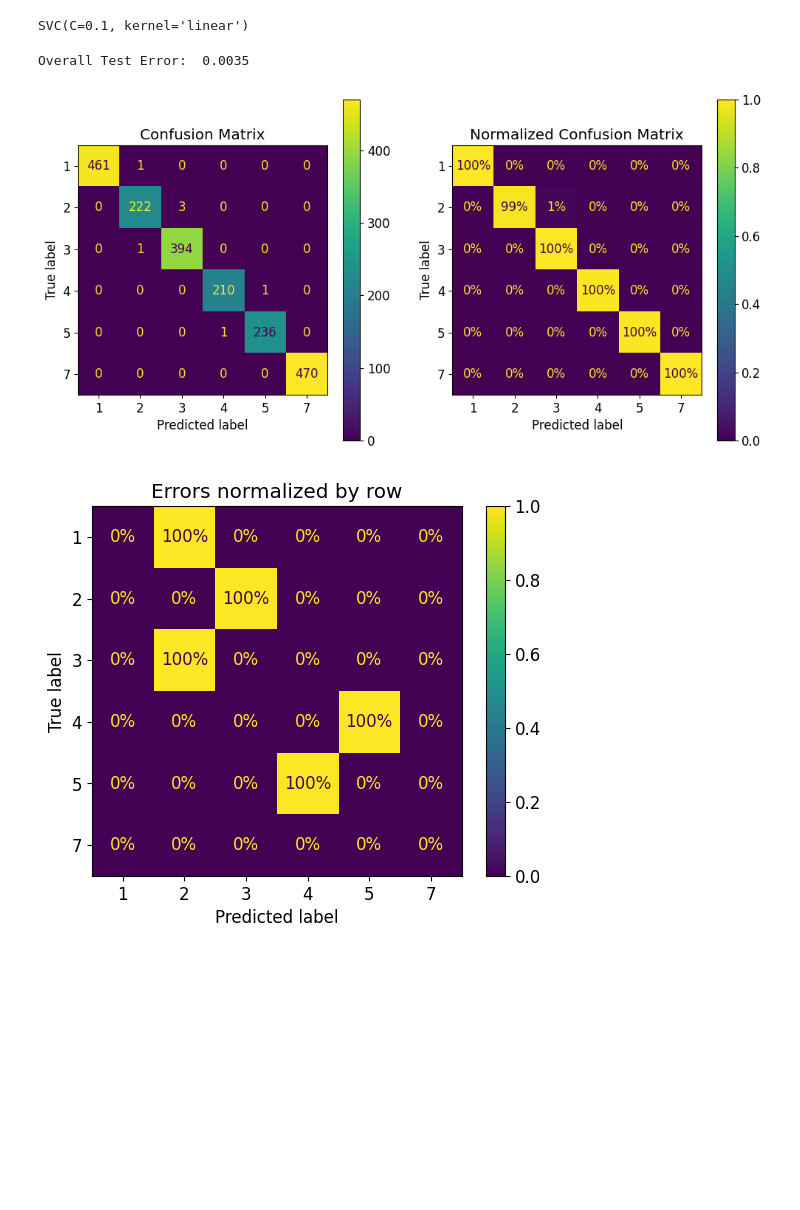
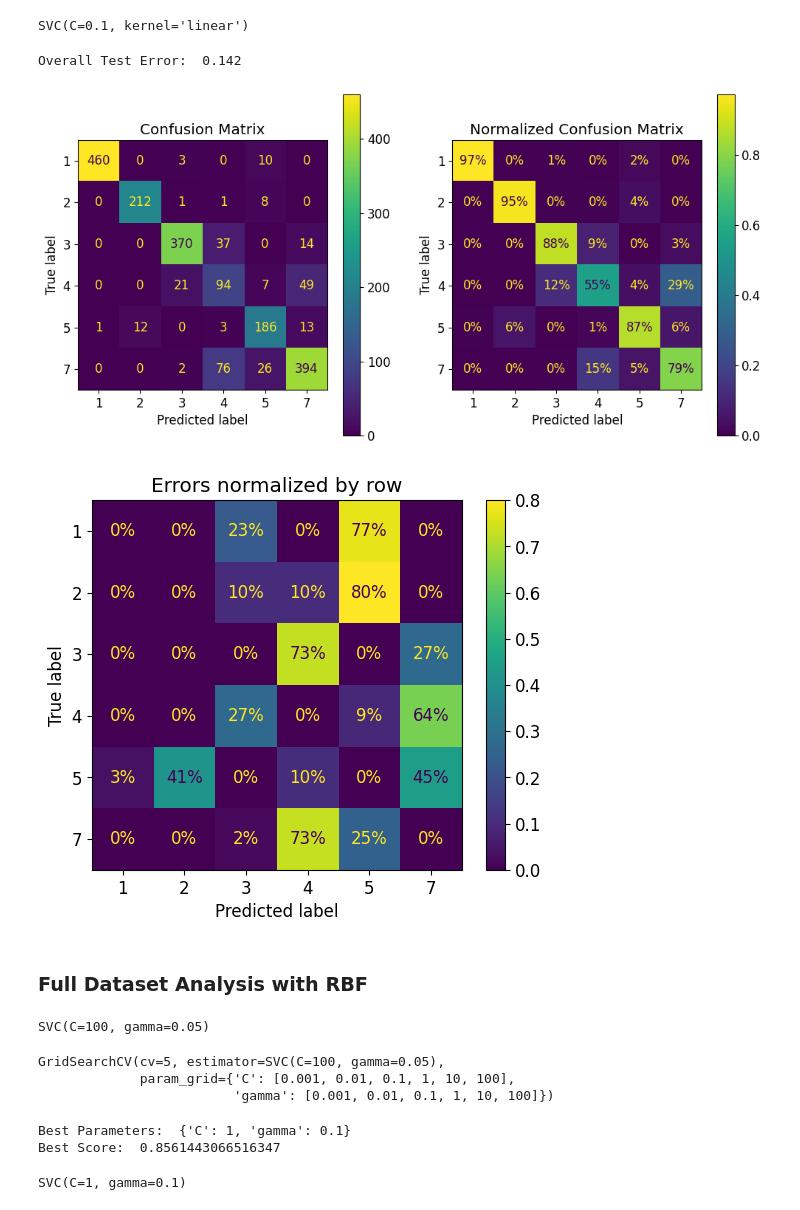
Before and after one commit to airidas23/SVM, a Jupyter notebook: SMV_Project.ipynb, the cells around one changed output. Cells and saved outputs as stored; diff of their text form; code cells hidden in the pictures; blank space fills up the shorter version.

Commit message:
Full Dataset Analysis with RBF

```diff
--- a/SMV_Project.ipynb
+++ b/SMV_Project.ipynb
@@ -404,50 +408,79 @@ svm_both = SVC(kernel='linear')
 param_grid_both = {'C': [0.001, 0.01, 0.1, 1, 10, 100]}
 # %%
-grid_search_both = GridSearchCV(svm_both, param_grid, cv=5)
-grid_search_both.fit(X_train_scaled[:,:36], df_train['V37'])
+grid_search_full = GridSearchCV(svm_full, param_grid, cv=5)
+grid_search_full.fit(X_train_scaled[:,:36], df_train['V37'])
 # %% [output]
 GridSearchCV(cv=5, estimator=SVC(kernel='linear'),
              param_grid={'C': [0.001, 0.01, 0.1, 1, 10, 100]})
 # %%
-best_params_both = grid_search_both.best_params_
-print("Best Parameters: ", best_params_both)
-best_score_both = grid_search_both.best_score_
+best_params_full = grid_search_full.best_params_
+print("Best Parameters: ", best_params_full)
+best_score_both = grid_search_full.best_score_
 print("Best Score: ", best_score_both)
 # %% [output]
 Best Parameters:  {'C': 0.1}
 Best Score:  0.8349492671927846
 # %%
-best_svm_scaled_both = SVC(kernel='linear', C=best_params_both['C'])
-best_svm_scaled_both.fit(X_train_scaled, df_train['V37'])
+best_svm_scaled_full = SVC(kernel='linear', C=best_params_full['C'])
+best_svm_scaled_full.fit(X_train_scaled[:,:36], df_train['V37'])
 # %% [output]
 SVC(C=0.1, kernel='linear')
 # %%
 # Make predictions on the test set
-y_pred_svm_both = best_svm_scaled_both.predict(X_test_scaled)
+y_pred_svm_full = best_svm_scaled_full.predict(X_test_scaled[:,:36])
 
 # Calculate overall test error
-sample_weight_svm_both = (y_pred_svm_both != df_test['V37'])
-overall_error_svm_both = np.average(sample_weight_svm_both, weights=None)
-print("Overall Test Error: ", overall_error_svm_both)
+sample_weight_svm_full = (y_pred_svm_full != df_test['V37'])
+overall_error_svm_full = np.average(sample_weight_svm_full, weights=None)
+print("Overall Test Error: ", overall_error_svm_full)
 # %% [output]
-Overall Test Error:  0.0035
+Overall Test Error:  0.142
 # %%
 # Plot the confusion matrix
 fig, axs = plt.subplots(nrows=1, ncols=2, figsize=(12, 6))
 plt.rc('font', size=12)
-ConfusionMatrixDisplay.from_predictions(y_pred_svm_both, df_test['V37'], ax=axs[0])
+ConfusionMatrixDisplay.from_predictions(y_pred_svm_full, df_test['V37'], ax=axs[0])
 axs[0].set_title("Confusion Matrix")
 
 plt.rc('font', size=12)
-ConfusionMatrixDisplay.from_predictions(y_pred_svm_both, df_test['V37'], normalize="true", ax=axs[1], values_format=".0%")
+ConfusionMatrixDisplay.from_predictions(y_pred_svm_full, df_test['V37'], normalize="true", ax=axs[1], values_format=".0%")
 axs[1].set_title("Normalized Confusion Matrix")
 plt.show()
 # %% [output]
-[figure, old version]
+[figure, new version]
 # %%
 plt.rc('font', size=12)
-ConfusionMatrixDisplay.from_predictions(y_pred_svm_both, df_test['V37'], sample_weight=sample_weight_svm_both, normalize="true", values_format=".0%")
+ConfusionMatrixDisplay.from_predictions(y_pred_svm_full, df_test['V37'], sample_weight=sample_weight_svm_full, normalize="true", values_format=".0%")
 plt.title("Errors normalized by row")
 plt.show()
 # %% [output]
-[figure, old version]
+[figure, new version]
+# %% [markdown]
+### Full Dataset Analysis with RBF
+# %%
+#
+rbf_svm_full = SVC(kernel='rbf', gamma = 0.05, C=100)
+rbf_svm_full.fit(X_train_scaled, df_train['V37'])
+# %% [output]
+SVC(C=100, gamma=0.05)
+# %%
+tune_param_grid_rbf_full = {'C': [0.001, 0.01, 0.1, 1, 10, 100], 'gamma': [0.001, 0.01, 0.1, 1, 10, 100]}
+grid_search_rbf_full = GridSearchCV(rbf_svm_full, tune_param_grid_rbf_full, cv=5)
+grid_search_rbf_full.fit(X_train_scaled[:,:36], df_train['V37'])
+# %% [output]
+GridSearchCV(cv=5, estimator=SVC(C=100, gamma=0.05),
+             param_grid={'C': [0.001, 0.01, 0.1, 1, 10, 100],
+                         'gamma': [0.001, 0.01, 0.1, 1, 10, 100]})
+# %%
+best_params_rbf_full = grid_search_rbf_full.best_params_
+print("Best Parameters: ", best_params_rbf_full)
+best_score_rbf_full = grid_search_rbf_full.best_score_
+print("Best Score: ", best_score_rbf_full)
+# %% [output]
+Best Parameters:  {'C': 1, 'gamma': 0.1}
+Best Score:  0.8561443066516347
+# %%
+best_rbf_svm_scaled_full = SVC(kernel='rbf', gamma = best_params_rbf_full['gamma'], C=best_params_rbf_full['C'])
+best_rbf_svm_scaled_full.fit(X_train_scaled[:,:36], df_train['V37'])
+# %% [output]
+SVC(C=1, gamma=0.1)
```
Also changed, not shown: parts of 20 cells of this notebook.
